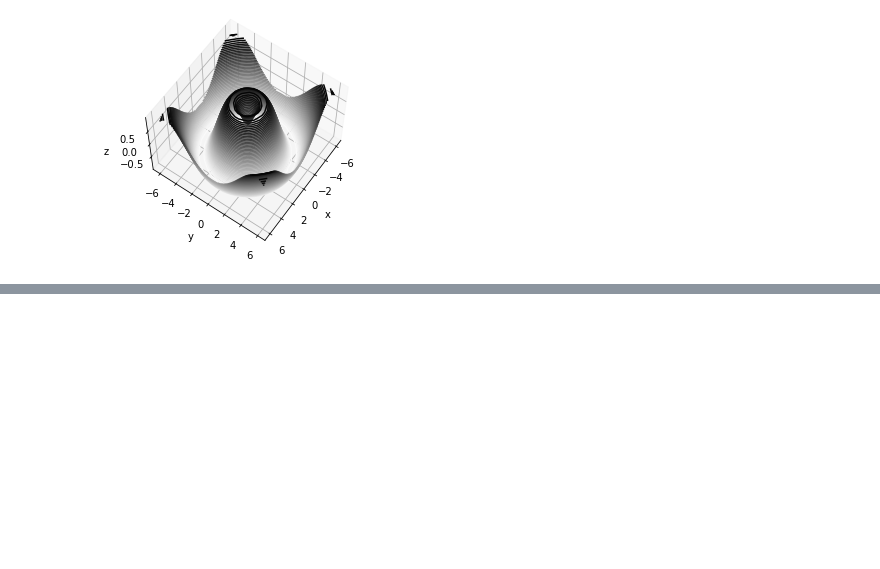
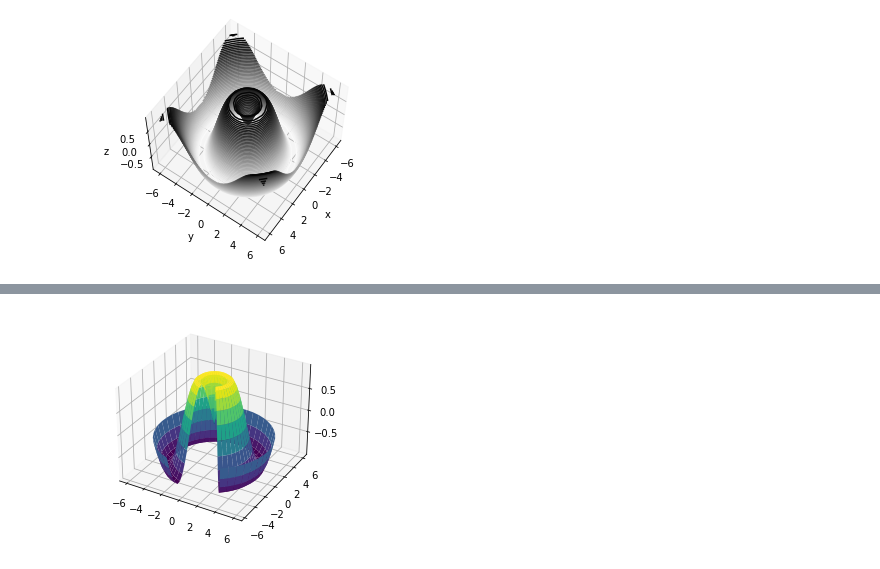
Before and after one commit to gmendozah/ucb-intro-data-science, a Jupyter notebook: Intro to Data Science/4.12 Three-Dimensional Plotting in Matplotlib.ipynb, the cells around one changed output, grey strips where cells are left out. Cells and saved outputs as stored; diff of their text form; code cells hidden in the pictures; blank space fills up the shorter version.

```diff
--- a/Intro to Data Science/4.12 Three-Dimensional Plotting in Matplotlib.ipynb
+++ b/Intro to Data Science/4.12 Three-Dimensional Plotting in Matplotlib.ipynb
@@ -54,0 +71,14 @@ fig
+# %%
+r = np.linspace(0, 6, 20)
+theta = np.linspace(-0.9 * np.pi, 0.8 * np.pi, 40)
+r, theta = np.meshgrid(r, theta)
+
+X = r * np.sin(theta)
+Y = r * np.cos(theta)
+Z = f(X, Y)
+
+ax = plt.axes(projection='3d')
+ax.plot_surface(X, Y, Z, rstride=1, cstride=1,
+                cmap='viridis', edgecolor='none');
+# %% [output]
+[figure, added]
```
Also changed, not shown: parts of 3 cells of this notebook.
